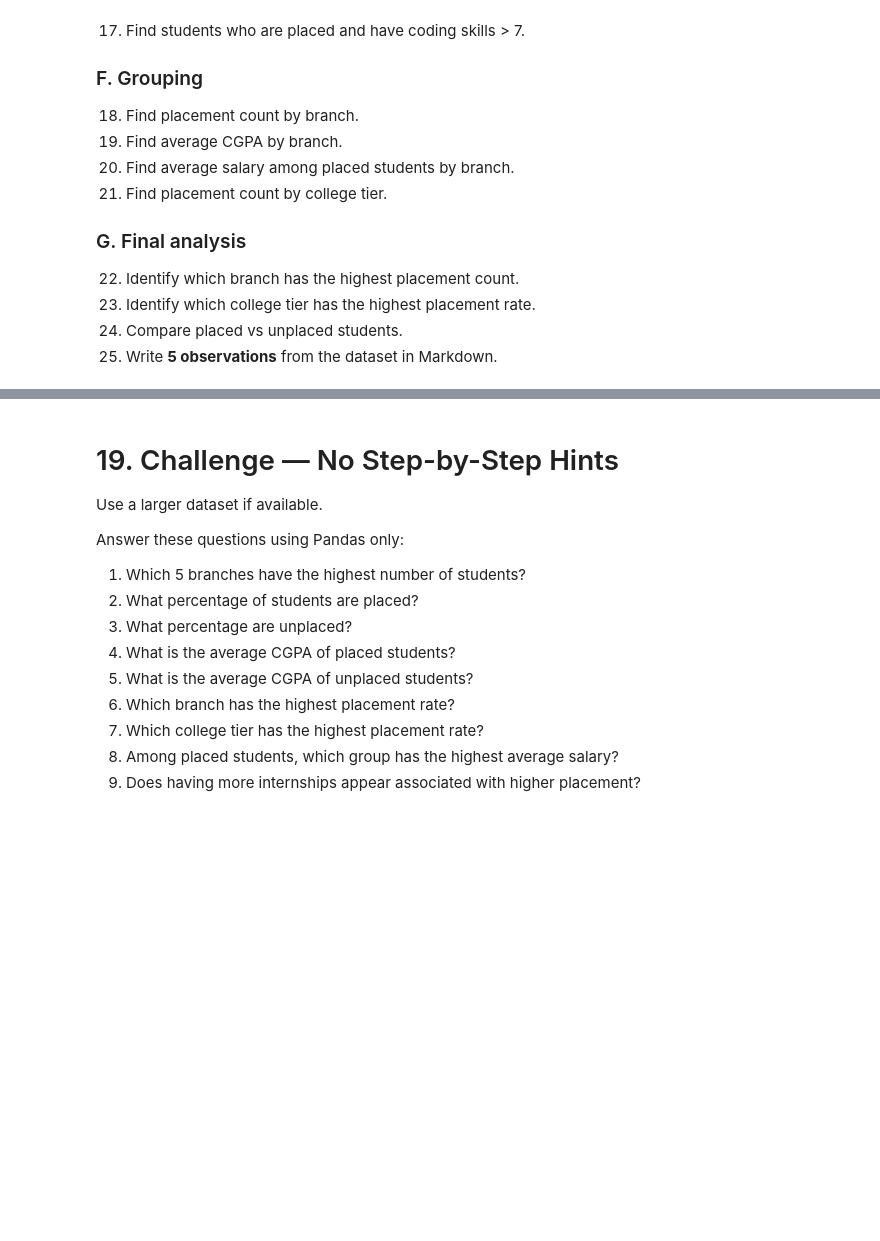
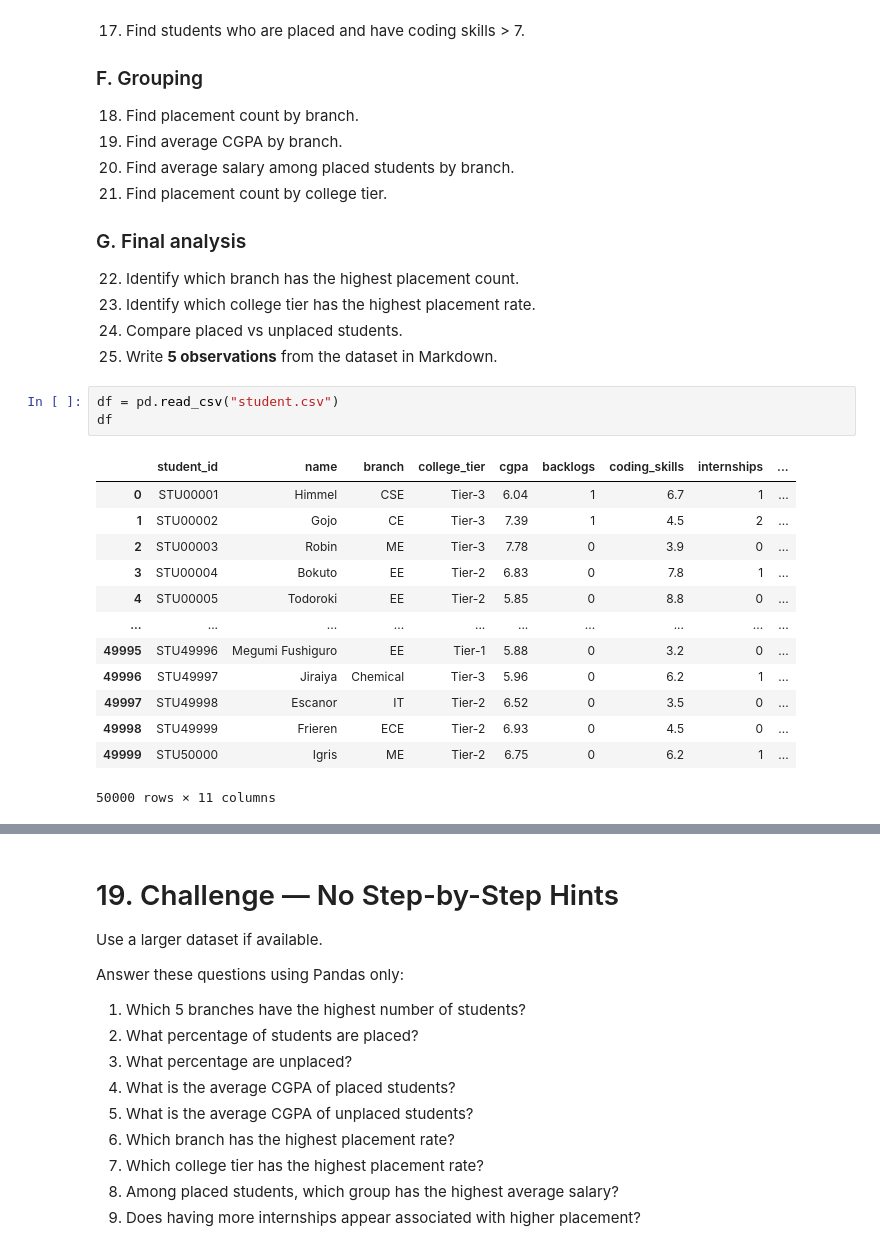
Before and after one commit to hacker-x184/python-Library, a Jupyter notebook: Pandas/01_Pandas_Basics_and_Revision_Practice.ipynb, the cells around one changed output, grey strips where cells are left out. Cells and saved outputs as stored; diff of their text form; blank space fills up the shorter version.

```diff
--- a/Pandas/01_Pandas_Basics_and_Revision_Practice.ipynb
+++ b/Pandas/01_Pandas_Basics_and_Revision_Practice.ipynb
@@ -960,3 +960,20 @@ Create or load a dataset with at least these columns:
 23. Identify which college tier has the highest placement rate.
 24. Compare placed vs unplaced students.
 25. Write **5 observations** from the dataset in Markdown.
+# %%
+df = pd.read_csv("student.csv")
+df
+# %% [output]
+|  | student_id | name | branch | college_tier | cgpa | backlogs | coding_skills | internships | ... |
+| 0 | STU00001 | Himmel | CSE | Tier-3 | 6.04 | 1 | 6.7 | 1 | ... |
+| 1 | STU00002 | Gojo | CE | Tier-3 | 7.39 | 1 | 4.5 | 2 | ... |
+| 2 | STU00003 | Robin | ME | Tier-3 | 7.78 | 0 | 3.9 | 0 | ... |
+| 3 | STU00004 | Bokuto | EE | Tier-2 | 6.83 | 0 | 7.8 | 1 | ... |
+| 4 | STU00005 | Todoroki | EE | Tier-2 | 5.85 | 0 | 8.8 | 0 | ... |
+| ... | ... | ... | ... | ... | ... | ... | ... | ... | ... |
+| 49995 | STU49996 | Megumi Fushiguro | EE | Tier-1 | 5.88 | 0 | 3.2 | 0 | ... |
+| 49996 | STU49997 | Jiraiya | Chemical | Tier-3 | 5.96 | 0 | 6.2 | 1 | ... |
+| 49997 | STU49998 | Escanor | IT | Tier-2 | 6.52 | 0 | 3.5 | 0 | ... |
+| 49998 | STU49999 | Frieren | ECE | Tier-2 | 6.93 | 0 | 4.5 | 0 | ... |
+| 49999 | STU50000 | Igris | ME | Tier-2 | 6.75 | 0 | 6.2 | 1 | ... |
+50000 rows × 11 columns
```
Also changed, not shown: parts of 3 cells of this notebook, 1 other file.
